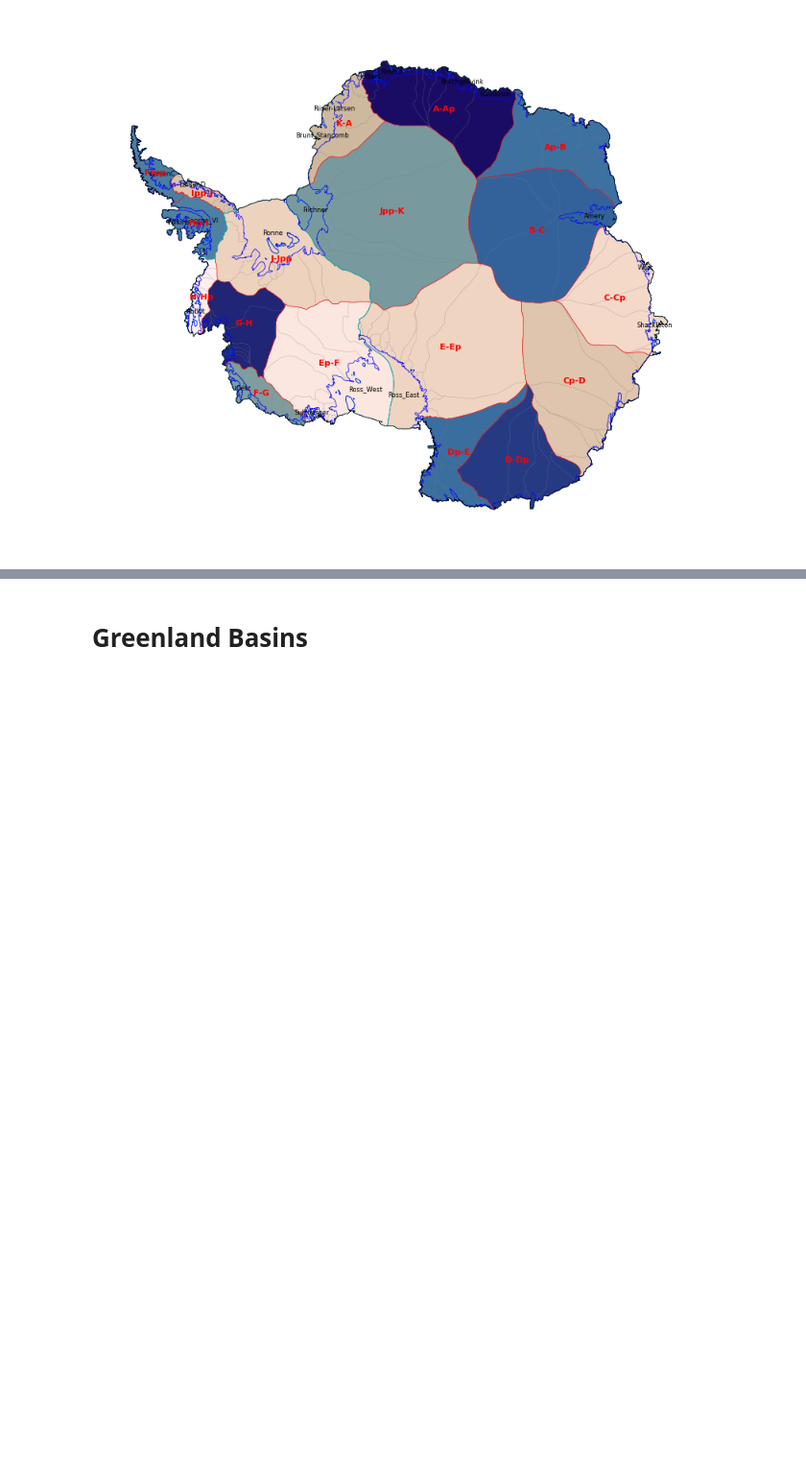
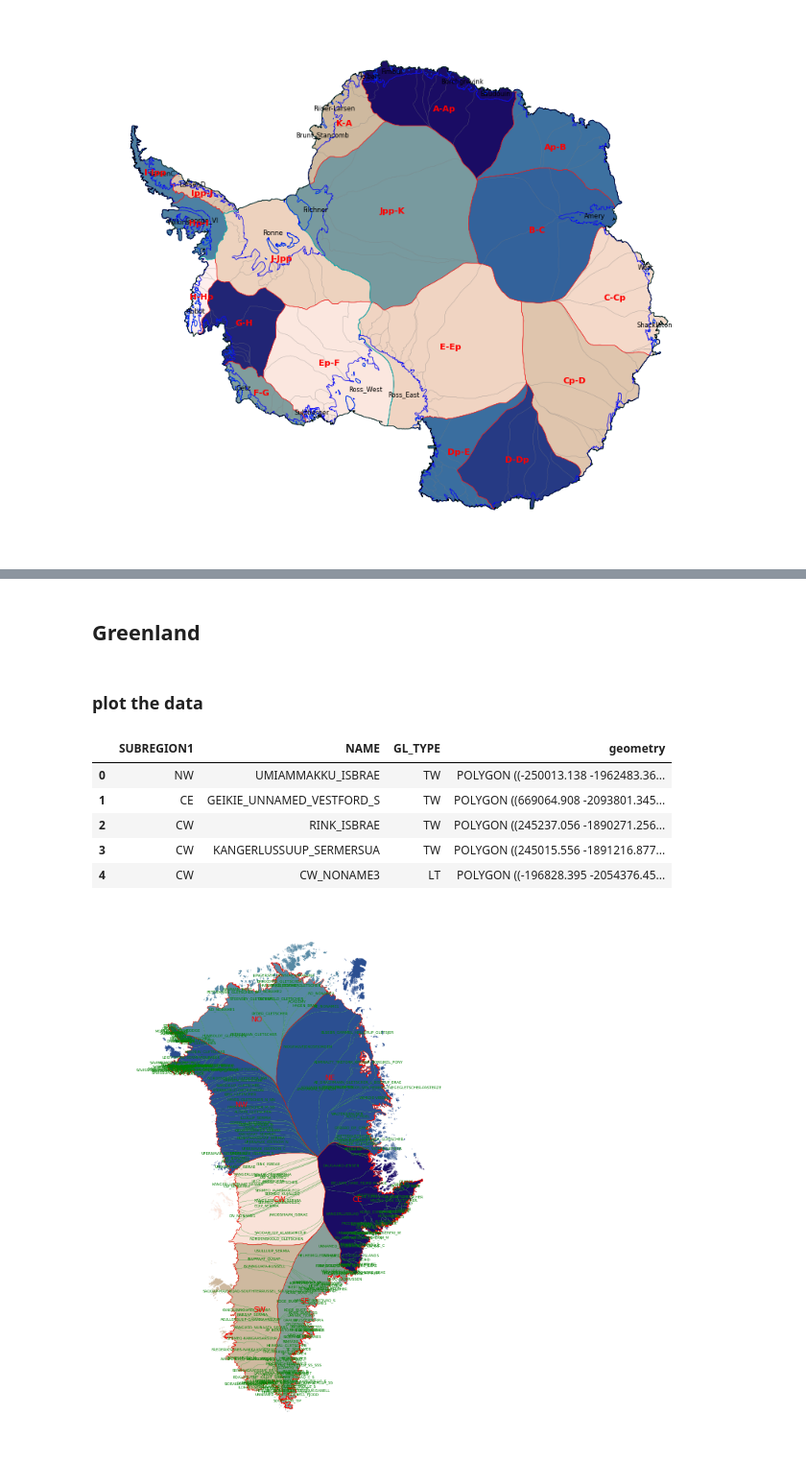
Before and after one commit to fliphilipp/GlacierLakeDetectionICESat2, a Jupyter notebook: basins/make_basins.ipynb, the cells around one changed output, grey strips where cells are left out. Shown at 96% size. Drawn from its saved outputs; the diff is of its cells as text; code cells hidden in the pictures; blank space fills up the shorter version.

```diff
--- a/basins/make_basins.ipynb
+++ b/basins/make_basins.ipynb
@@ -252,18 +326,33 @@ fig.tight_layout()
 # %% [markdown]
-# Greenland Basins
+## Greenland
+# %%
+fn = 'shapefiles/Greenland_Basins_PS_v1.4.2.shp'
+gdf_basin = gpd.read_file(fn)
+gdf_basin['geometry'] = gdf_basin.geometry.buffer(1)
+# %% [markdown]
+### plot the data
 # %%
-fig, ax = plt.subplots(figsize=[4,5])
+fig, ax = plt.subplots(figsize=[6,8])
 
-fn = 'Greenland_Basins_PS_v1.4.2.shp'
-gdf = gpd.read_file(fn)
-is_ice_cap = gdf.apply(lambda x: 'ICE_CAPS' in x.NAME, axis=1)
-gdf = gdf[~is_ice_cap]
-gdf.plot(column='SUBREGION1', cmap=cmc.lapazS, ax=ax)
-# gdf.plot(column='GL_TYPE', cmap=cmc.hawaiiS, ax=ax)
-gdf.boundary.plot(color='g', ax=ax, lw=0.1)
+gdf_basin.plot(column='SUBREGION1', cmap=cmc.lapazS, ax=ax)
+is_ice_cap = gdf_basin.apply(lambda x: 'ICE_CAPS' in x.NAME, axis=1)
+gdf_gris = gdf_basin[~is_ice_cap].copy()
+gdf_gris.boundary.plot(color='g', ax=ax, lw=0.1)
+gdf_gris.apply(lambda x: ax.annotate(text=x['NAME'], xy=x.geometry.centroid.coords[0], ha='center',va='center',color='g',fontsize=4),axis=1)
+gdf_regions = gdf_gris.dissolve('SUBREGION1')[['geometry']].reset_index()
+gdf_regions.boundary.plot(color='r', ax=ax, lw=0.3)
+gdf_regions.apply(lambda x: ax.annotate(text=x['SUBREGION1'], xy=x.geometry.centroid.coords[0], ha='center',va='center',color='r',fontsize=8),axis=1)
 
 ax.axis('off')
 fig.tight_layout()
 
-gdf.head()
+gdf_basin.head()
+# %% [output]
+|  | SUBREGION1 | NAME | GL_TYPE | geometry |
+| 0 | NW | UMIAMMAKKU_ISBRAE | TW | POLYGON ((-250013.138 -1962483.36... |
+| 1 | CE | GEIKIE_UNNAMED_VESTFORD_S | TW | POLYGON ((669064.908 -2093801.345... |
+| 2 | CW | RINK_ISBRAE | TW | POLYGON ((245237.056 -1890271.256... |
+| 3 | CW | KANGERLUSSUUP_SERMERSUA | TW | POLYGON ((245015.556 -1891216.877... |
+| 4 | CW | CW_NONAME3 | LT | POLYGON ((-196828.395 -2054376.45... |
+[figure, added]
 # %%
```
Also changed, not shown: parts of 14 cells of this notebook, 39 other files.
